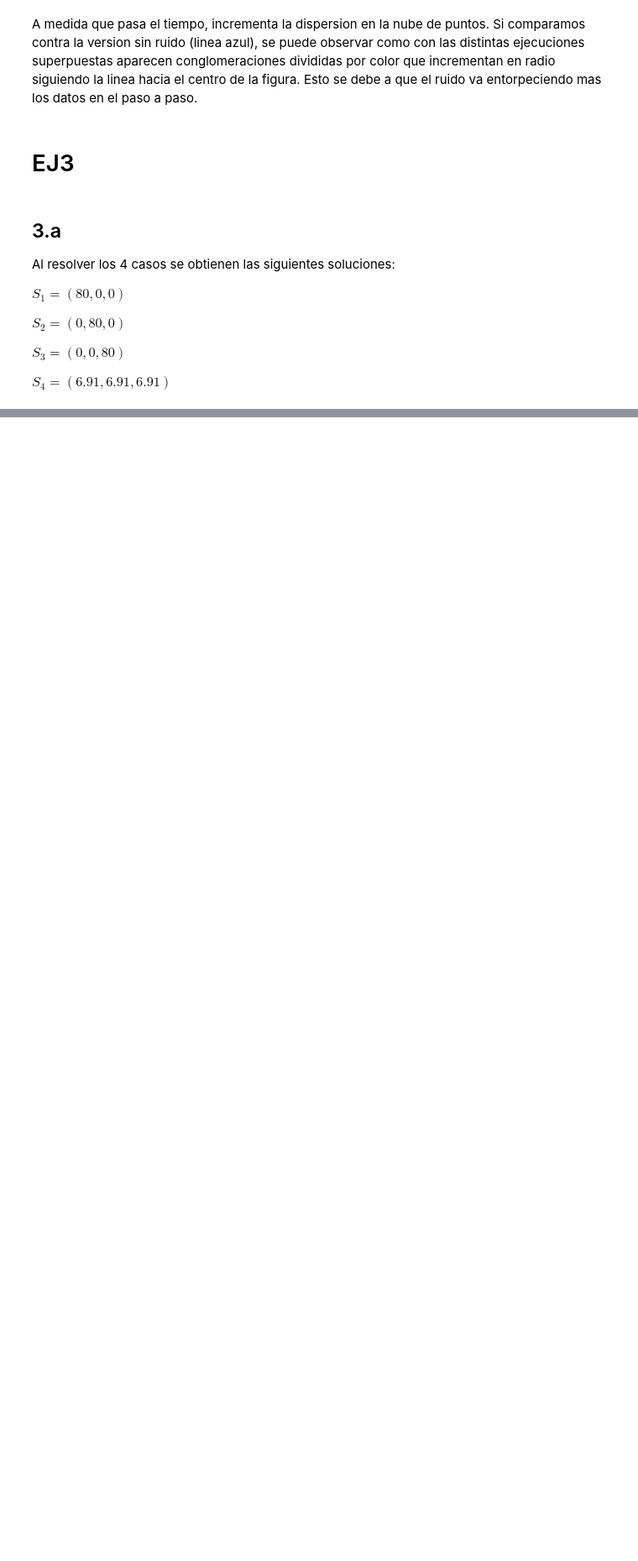
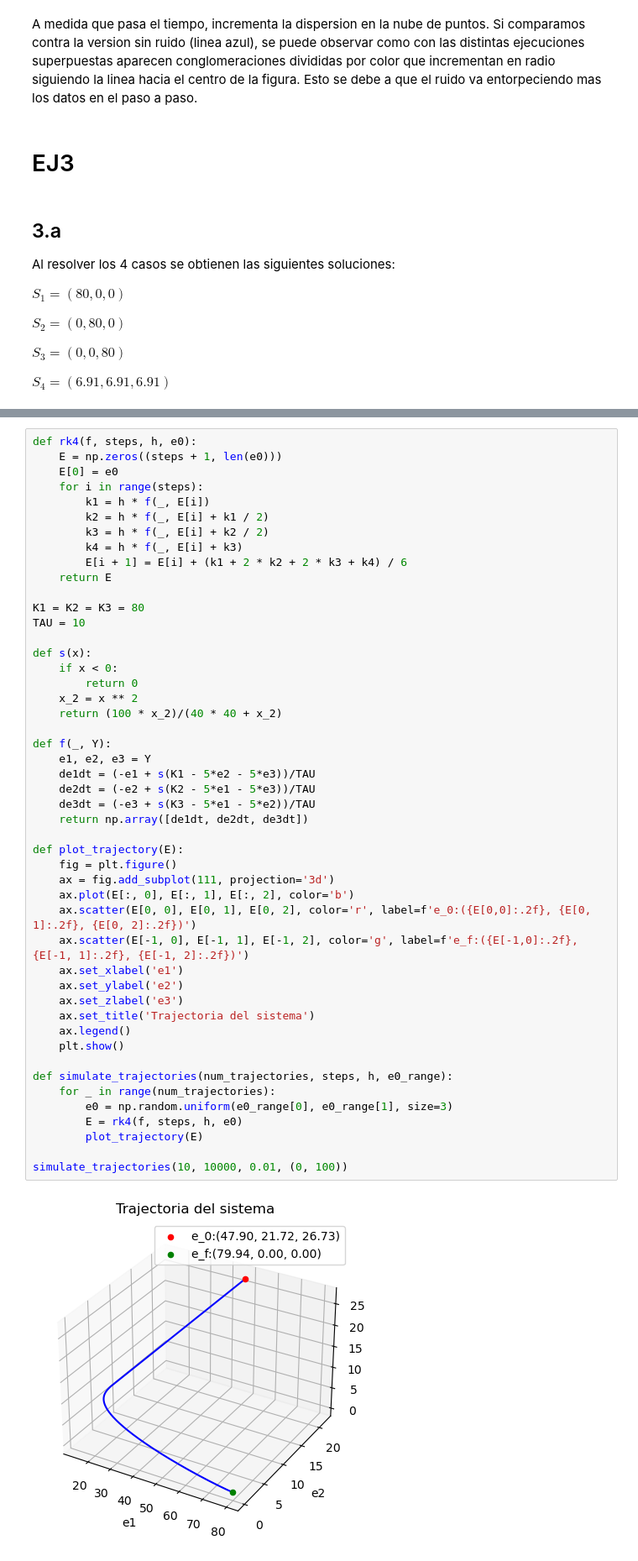
Before and after one commit to ImNotGone/NC_TP3, a Jupyter notebook: tp3.ipynb, the cells around one changed output, grey strips where cells are left out. Shown at 84% size. Drawn from its saved outputs; the diff is of its cells as text; blank space fills up the shorter version.

```diff
--- a/tp3.ipynb
+++ b/tp3.ipynb
@@ -204,0 +208,50 @@ $S_4 = \left(6.91, 6.91, 6.91\right)$
+# %%
+def rk4(f, steps, h, e0):
+    E = np.zeros((steps + 1, len(e0)))
+    E[0] = e0
+    for i in range(steps):
+        k1 = h * f(_, E[i])
+        k2 = h * f(_, E[i] + k1 / 2)
+        k3 = h * f(_, E[i] + k2 / 2)
+        k4 = h * f(_, E[i] + k3)
+        E[i + 1] = E[i] + (k1 + 2 * k2 + 2 * k3 + k4) / 6
+    return E
+
+K1 = K2 = K3 = 80
+TAU = 10
+
+def s(x):
+    if x < 0:
+        return 0
+    x_2 = x ** 2
+    return (100 * x_2)/(40 * 40 + x_2)
+
+def f(_, Y):
+    e1, e2, e3 = Y
+    de1dt = (-e1 + s(K1 - 5*e2 - 5*e3))/TAU
+    de2dt = (-e2 + s(K2 - 5*e1 - 5*e3))/TAU
+    de3dt = (-e3 + s(K3 - 5*e1 - 5*e2))/TAU
+    return np.array([de1dt, de2dt, de3dt])
+
+def plot_trajectory(E):
+    fig = plt.figure()
+    ax = fig.add_subplot(111, projection='3d')
+    ax.plot(E[:, 0], E[:, 1], E[:, 2], color='b')
+    ax.scatter(E[0, 0], E[0, 1], E[0, 2], color='r', label=f'e_0:({E[0,0]:.2f}, {E[0, 1]:.2f}, {E[0, 2]:.2f})')
+    ax.scatter(E[-1, 0], E[-1, 1], E[-1, 2], color='g', label=f'e_f:({E[-1,0]:.2f}, {E[-1, 1]:.2f}, {E[-1, 2]:.2f})')
+    ax.set_xlabel('e1')
+    ax.set_ylabel('e2')
+    ax.set_zlabel('e3')
+    ax.set_title('Trajectoria del sistema')
+    ax.legend()
+    plt.show()
+
+def simulate_trajectories(num_trajectories, steps, h, e0_range):
+    for _ in range(num_trajectories):
+        e0 = np.random.uniform(e0_range[0], e0_range[1], size=3)
+        E = rk4(f, steps, h, e0)
+        plot_trajectory(E)
+
+simulate_trajectories(10, 10000, 0.01, (0, 100))
+# %% [output]
+[figure, added]
```
Also changed, not shown: parts of 4 cells of this notebook.
